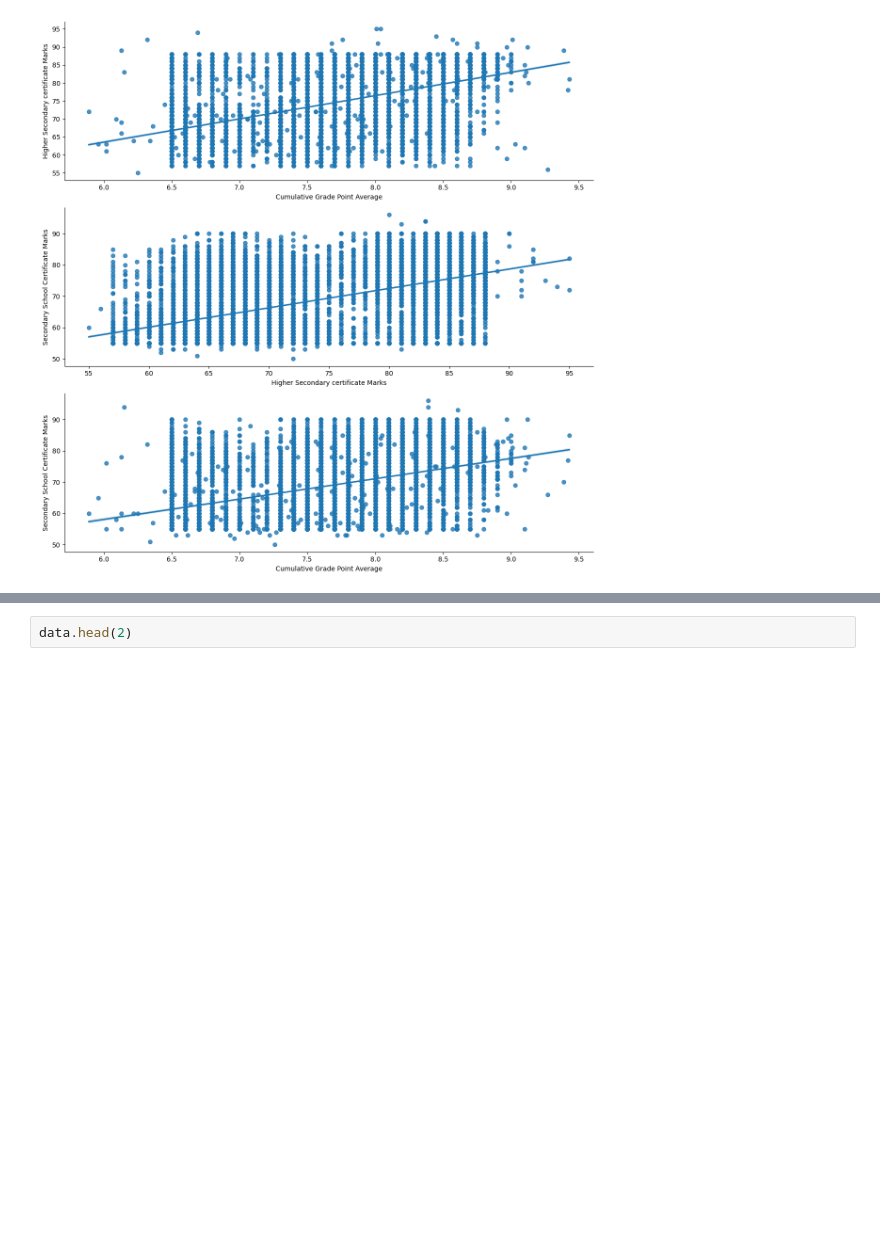
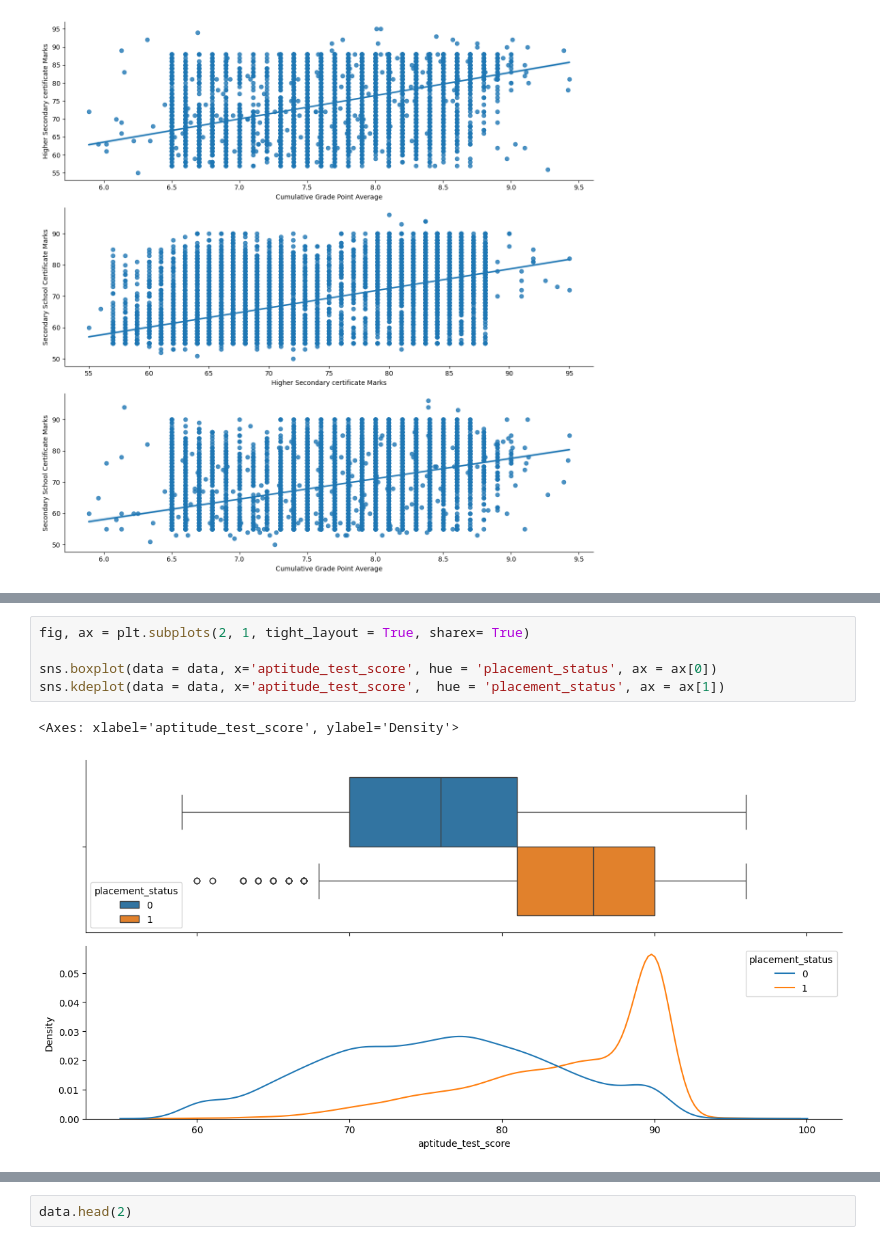
Before and after one commit to Alexandre-Esposte/JobProphet, a Jupyter notebook: notebooks/analise.ipynb, the cells around one changed output, grey strips where cells are left out. Cells and saved outputs as stored; diff of their text form; blank space fills up the shorter version.

```diff
--- a/notebooks/analise.ipynb
+++ b/notebooks/analise.ipynb
@@ -520,0 +540,8 @@ ax[2].set_ylabel('Secondary School Certificate Marks');
+# %%
+fig, ax = plt.subplots(2, 1, tight_layout = True, sharex= True)
+
+sns.boxplot(data = data, x='aptitude_test_score', hue = 'placement_status', ax = ax[0])
+sns.kdeplot(data = data, x='aptitude_test_score',  hue = 'placement_status', ax = ax[1])
+# %% [output]
+<Axes: xlabel='aptitude_test_score', ylabel='Density'>
+[figure, added]
```
Also changed, not shown: parts of 7 cells of this notebook.
